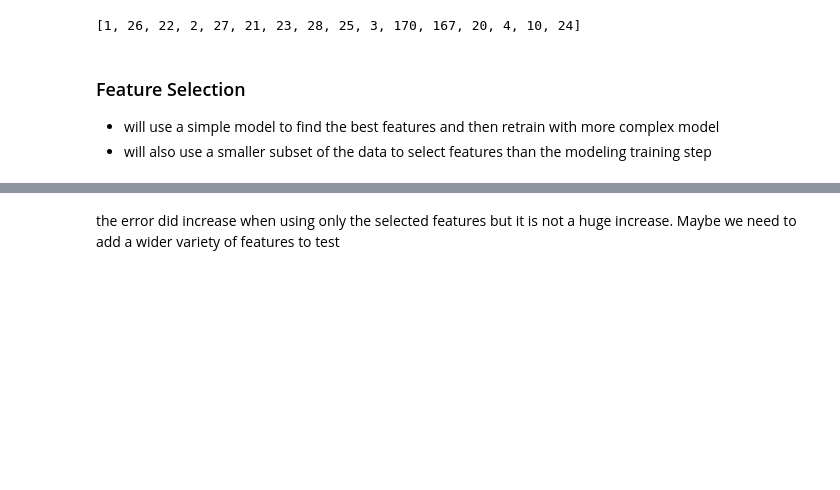
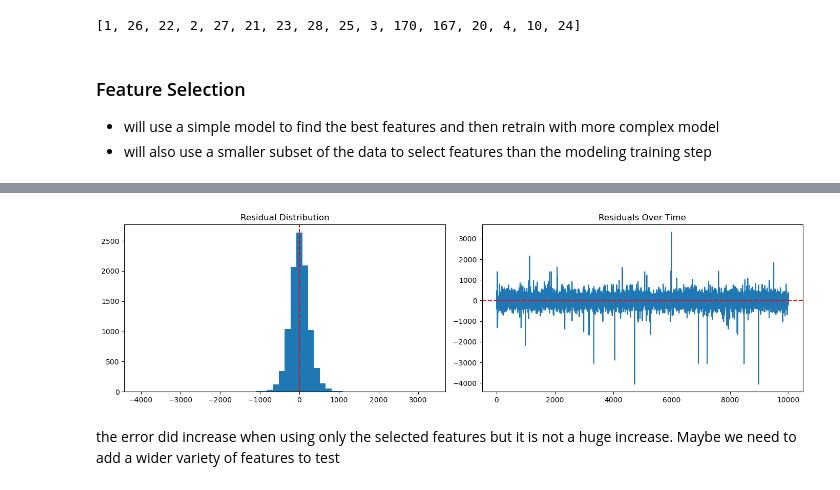
Before and after one commit to maxwellgriffith345/LoadForecast, a Jupyter notebook: notebooks/Train.ipynb, the cells around one changed output, grey strips where cells are left out. Drawn from its saved outputs; the diff is of its cells as text; code cells hidden in the pictures; blank space fills up the shorter version.

```diff
--- a/notebooks/Train.ipynb
+++ b/notebooks/Train.ipynb
@@ -435,0 +444,3 @@ metric
+# %%
+residuals = pd.Series(forecaster.in_sample_residuals_)
+print(residuals.describe())
@@ -436,3 +457,20 @@ metric
+# %%
+fig, axes = plt.subplots(1, 2, figsize=(14, 4))
+
+# Distribution
+axes[0].hist(residuals, bins=50)
+axes[0].set_title("Residual Distribution")
+axes[0].axvline(0, color="red", linestyle="--")
+
+# Residuals over index (order they were generated)
+axes[1].plot(residuals.values)
+axes[1].axhline(0, color="red", linestyle="--")
+axes[1].set_title("Residuals Over Time")
+
+plt.tight_layout()
+plt.show()
+# %% [output]
+[figure, added]
 # %% [markdown]
 the error did increase when using only the selected features but it is not a huge increase. Maybe we need to add a wider variety of features to test
 # %% [markdown]
```
Also changed, not shown: parts of 5 cells of this notebook.
